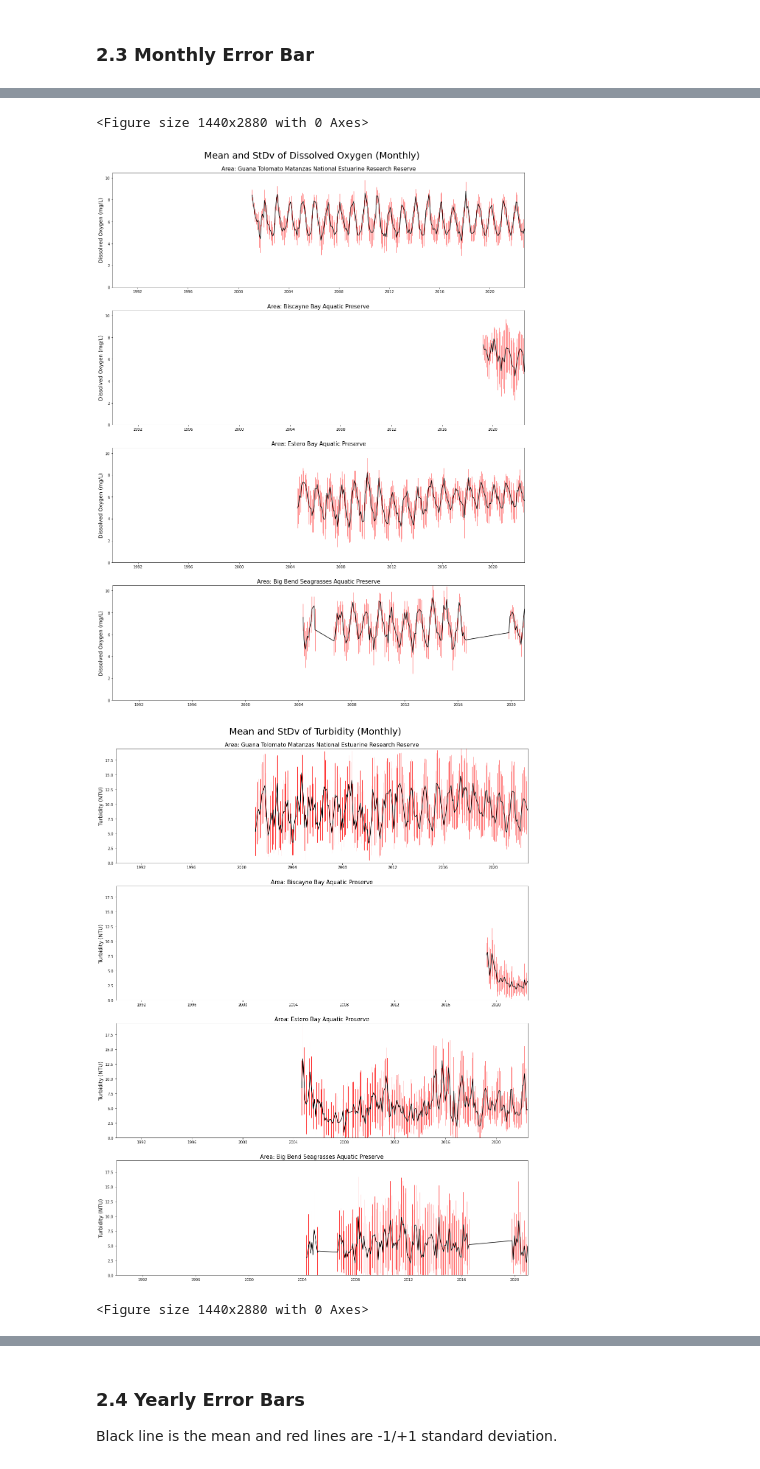
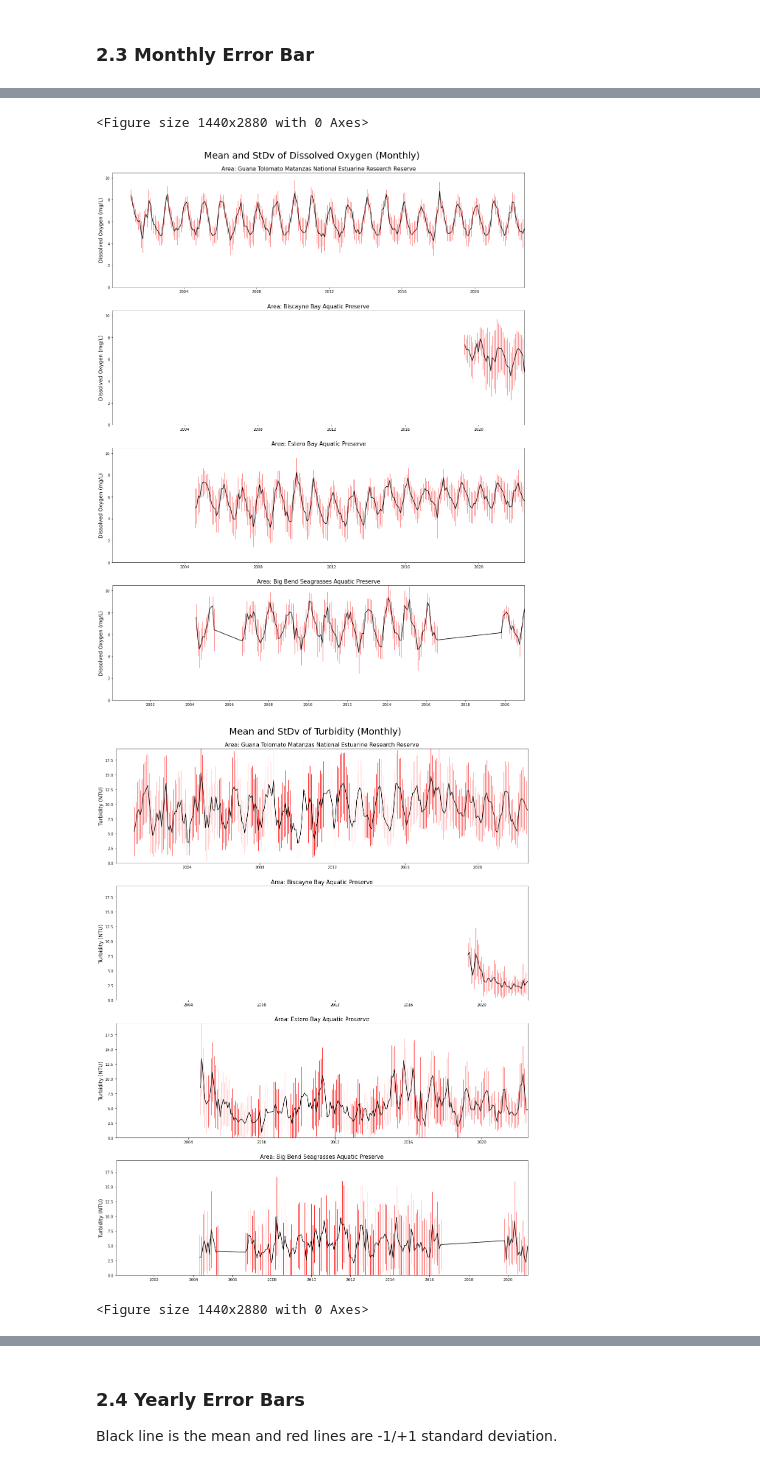
Before and after one commit to FloridaSEACAR/SEACAR_WQ_Pilot, a Jupyter notebook: SEACAR_WQ_Exploratory_Analysis_Con.ipynb, the cells around one changed output, grey strips where cells are left out. Saved outputs shown, nothing was run; the diff lists cells and outputs as text; code cells hidden in the pictures.

```diff
--- a/SEACAR_WQ_Exploratory_Analysis_Con.ipynb
+++ b/SEACAR_WQ_Exploratory_Analysis_Con.ipynb
@@ -153,7 +153,7 @@ for para in listPara:
             ax.errorbar(dfNew["timestamp"],dfNew['mean'],dfNew['std'],ecolor='red',elinewidth = 0.8,color="black")
             # Set limit of x and y axis
             ax.set_ylim([0,up_lim])
-            ax.set_xlim([pd.Timestamp('1990-01-01'),dfNew["timestamp"].max()])
+            ax.set_xlim([pd.Timestamp(monthly_count['timestamp'].min()),dfNew["timestamp"].max()])
             plt.subplots_adjust(left=None, bottom=None, right=None, top=None, wspace=None)
             plt.ylabel("{} ({})".format(para,dictUnits[para]), size = 14)
             j = j+1
@@ -162,4 +162,4 @@ for para in listPara:
 <Figure size 1440x2880 with 0 Axes>
-[figure, old version]
+[figure, new version]
-[figure, old version]
+[figure, new version]
 <Figure size 1440x2880 with 0 Axes>
```
Also changed, not shown: parts of 4 cells of this notebook, 1 other file.
